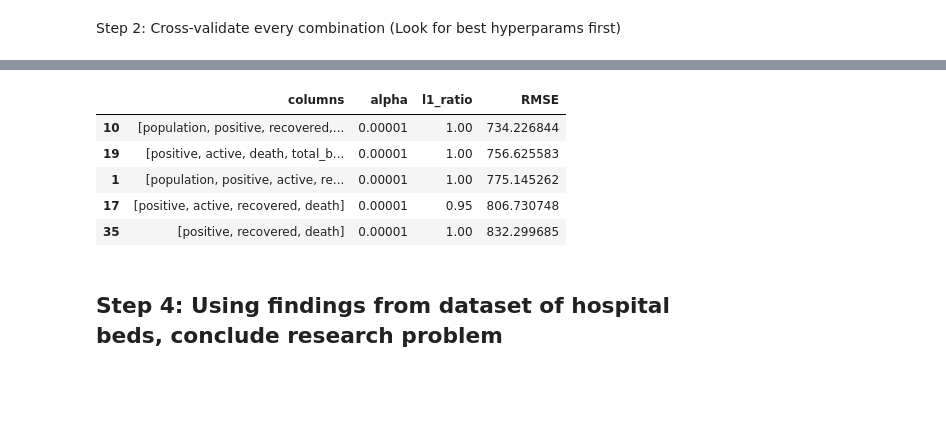
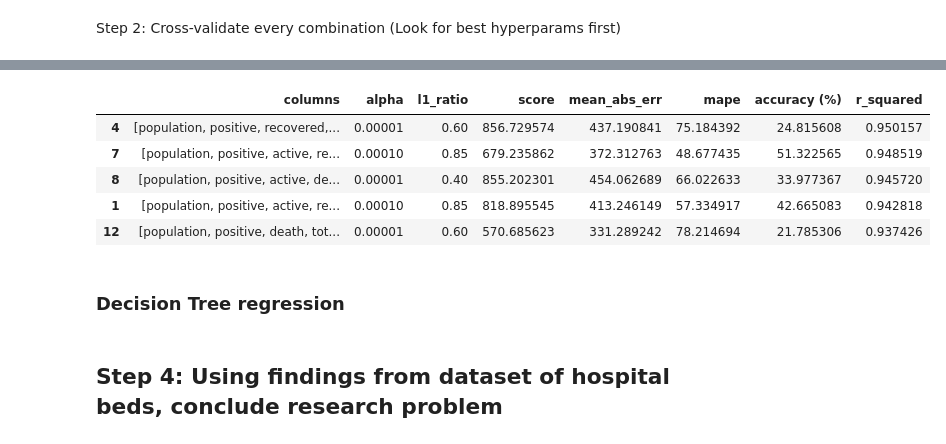
Before and after one commit to neilmizzi/COVID19, a Jupyter notebook: main.ipynb, the cells around one changed output, grey strips where cells are left out. Drawn from its saved outputs; the diff is of its cells as text; code cells hidden in the pictures; blank space fills up the shorter version.

```diff
--- a/main.ipynb
+++ b/main.ipynb
@@ -669,6 +672,14 @@ len_ind = len(independent_cols)
 for i in range(len_ind):
     sub_list = list(itertools.combinations(independent_cols, len_ind-i))
     comb_list += list(list(x) for x in sub_list)
+# %%
+def mean_absolute_percentage_error(y_true, y_pred):
+    y_true, y_pred = np.array(y_true), np.array(y_pred)
+    return np.mean(np.abs((y_true - y_pred) / y_true)) * 100
+
+def accuracy(y_true, y_pred):
+    y_true, y_pred = np.array(y_true), np.array(y_pred)
+    return 100 - mean_absolute_percentage_error(y_true, y_pred)
 # %% [markdown]
 ### Model 1: Polynomial Regression
 # %%
@@ -707,8 +728,8 @@ mse_df1.sort_values(by='score', ascending=True).head()
 # %%
-X = model_df[['positive', 'active', 'recovered', 'total_beds']]
+X = model_df[['positive', 'active', 'recovered', 'death', 'total_beds']]
 y = model_df['hospitalizedCurrently']
 
-polynomial_features = PolynomialFeatures(degree=5)
+polynomial_features = PolynomialFeatures(degree=4)
 x_poly = polynomial_features.fit_transform(X)
 
 model = LinearRegression()
@@ -765,11 +794,11 @@ for ind_cols in comb_list:
     X_train, X_test, y_train, y_test = train_test_split(X, y, test_size=split)
 
     # Seek best params like we seek the COVID vaccine
-    elastic = ElasticNet(normalize=True, max_iter=10000)
+    elastic = ElasticNet(normalize=True, max_iter=5000)
     search=GridSearchCV(estimator=elastic,param_grid={
         'alpha':np.logspace(-5, 2, 8),
         'l1_ratio':[.1, .2, .4, .6, .75, .8, .85, .9, .95, 1]},
-        scoring='neg_mean_squared_error',
+        scoring='neg_mean_absolute_error',
         n_jobs=1,
         refit=True,
         cv=10)
@@ -780,4 +809,3 @@ for ind_cols in comb_list:
     cross_val_results['l1_ratio'].append(search.best_params_['l1_ratio'])
 
 cross_val_results = pd.DataFrame(cross_val_results)
-cross_val_results
@@ -798,27 +812,47 @@ cross_val_results
 # %%
-rmse_list = []
+score = []
+mean_abs_err = []
+map_err = []
+r2_list = []
+acc = []
 for i, row in cross_val_results.iterrows():
     alpha = cross_val_results.at[i, 'alpha']
     l1 = cross_val_results.at[i, 'l1_ratio']
 
     X = model_df[cross_val_results.at[i, 'columns']]
     y = model_df['hospitalizedCurrently']
 
     X_train, X_test, y_train, y_test = train_test_split(X, y, test_size=split)
     elastic = ElasticNet(normalize=True, alpha=alpha, l1_ratio=l1, max_iter=1000000)
     elastic.fit(X_train,y_train)
-    rmse=(np.sqrt(mean_squared_error(y_true=y_test,y_pred=elastic.predict(X_test))))
-    rmse_list.append(rmse)
 
-cross_val_results['RMSE'] = rmse_list
+    rmse= (np.sqrt(mean_squared_error(y_true=y_test,y_pred=elastic.predict(X_test))))
+    mae = mean_absolute_error(y_true=y_test, y_pred=elastic.predict(X_test))
+    mape = (mean_absolute_percentage_error(y_test, elastic.predict(X_test)))
+    r2 = r2_score(y_test, elastic.predict(X_test))
+    accu = accuracy(y_test, elastic.predict(X_test))
 
-cross_val_results.sort_values(by='RMSE', ascending=True).head()
+    score.append(rmse)
+    mean_abs_err.append(mae)
+    map_err.append(mape)
+    acc.append(accu)
+    r2_list.append(r2)
+
+cross_val_results['score'] = score
+cross_val_results['mean_abs_err'] = mean_abs_err
+cross_val_results['r_squared'] = r2_list
+cross_val_results['mape'] = map_err
+cross_val_results['accuracy (%)'] = acc
+
+cross_val_results.sort_values(by='r_squared', ascending=False).head()
 # %% [output]
-|  | columns | alpha | l1_ratio | RMSE |
-| 10 | [population, positive, recovered,... | 0.00001 | 1.00 | 734.226844 |
-| 19 | [positive, active, death, total_b... | 0.00001 | 1.00 | 756.625583 |
-| 1 | [population, positive, active, re... | 0.00001 | 1.00 | 775.145262 |
-| 17 | [positive, active, recovered, death] | 0.00001 | 0.95 | 806.730748 |
-| 35 | [positive, recovered, death] | 0.00001 | 1.00 | 832.299685 |
+|  | columns | alpha | l1_ratio | score | mean_abs_err | mape | accuracy (%) | r_squared |
+| 4 | [population, positive, recovered,... | 0.00001 | 0.60 | 856.729574 | 437.190841 | 75.184392 | 24.815608 | 0.950157 |
+| 7 | [population, positive, active, re... | 0.00010 | 0.85 | 679.235862 | 372.312763 | 48.677435 | 51.322565 | 0.948519 |
+| 8 | [population, positive, active, de... | 0.00001 | 0.40 | 855.202301 | 454.062689 | 66.022633 | 33.977367 | 0.945720 |
+| 1 | [population, positive, active, re... | 0.00010 | 0.85 | 818.895545 | 413.246149 | 57.334917 | 42.665083 | 0.942818 |
+| 12 | [population, positive, death, tot... | 0.00001 | 0.60 | 570.685623 | 331.289242 | 78.214694 | 21.785306 | 0.937426 |
+# %% [markdown]
+### Decision Tree regression
 # %% [markdown]
 ## Step 4: Using findings from dataset of hospital beds, conclude research problem
```
Also changed, not shown: parts of 26 cells of this notebook.
